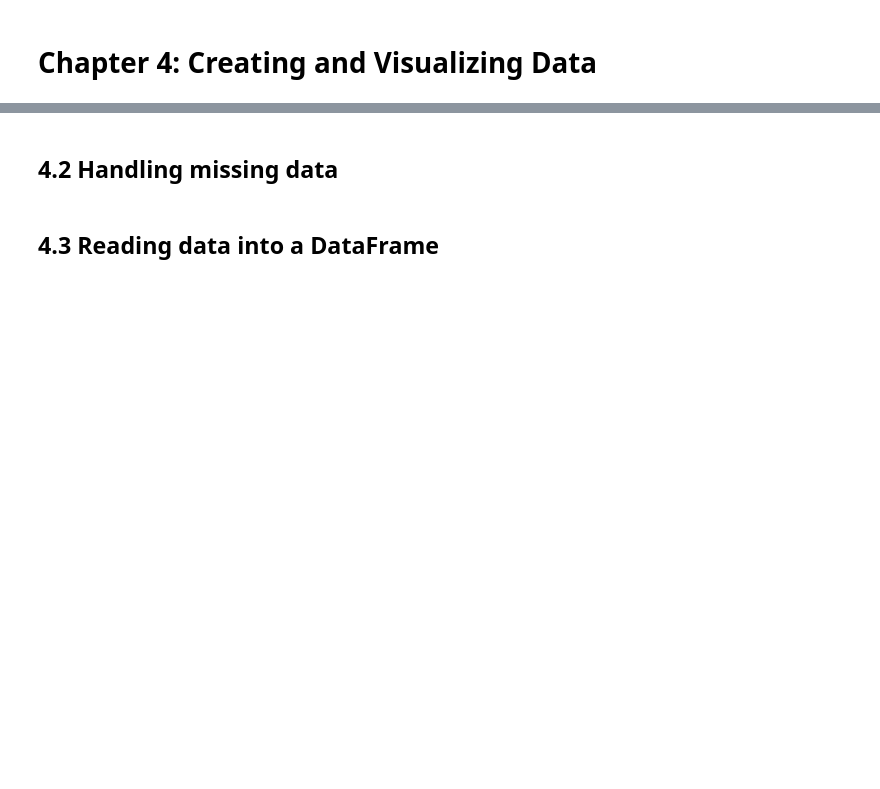
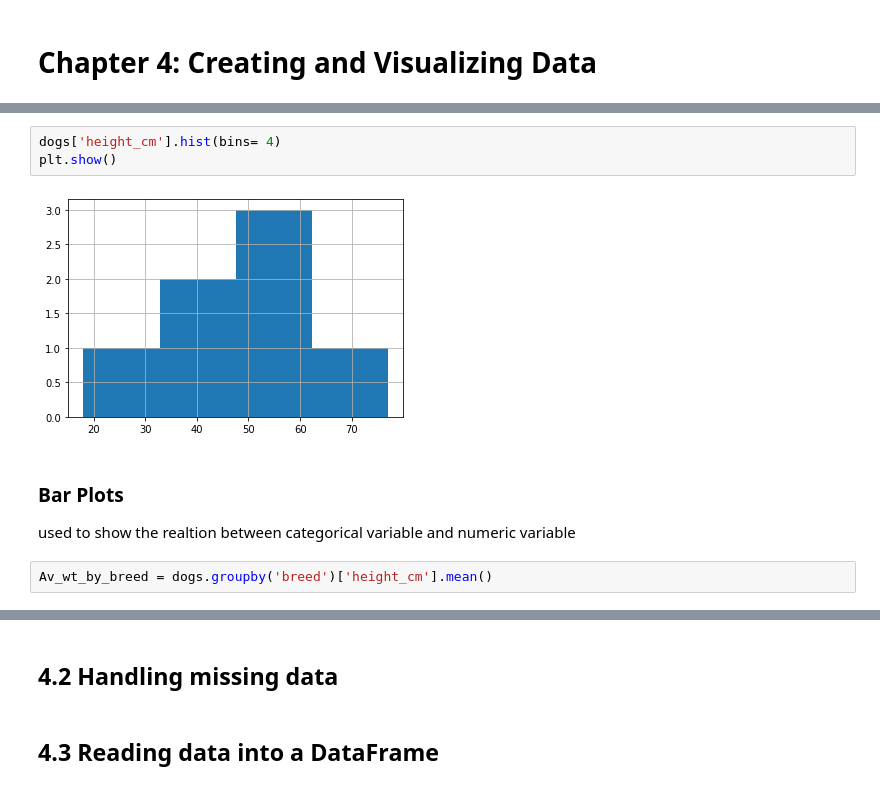
Before and after one commit to BeTKH/DataScieneinPython, a Jupyter notebook: 4. Data Manipulation with Panda.ipynb, the cells around one changed output, grey strips where cells are left out. Saved outputs shown, nothing was run; the diff lists cells and outputs as text; blank space fills up the shorter version.

```diff
--- a/4. Data Manipulation with Panda.ipynb
+++ b/4. Data Manipulation with Panda.ipynb
@@ -1563,0 +1690,11 @@ dbcis.iloc[2:6,1:4]
+# %%
+dogs['height_cm'].hist(bins= 4)
+plt.show()
+# %% [output]
+[figure, added]
+# %% [markdown]
+### Bar Plots
+
+used to show the realtion between categorical variable and numeric variable
+# %%
+Av_wt_by_breed = dogs.groupby('breed')['height_cm'].mean()
```
Also changed, not shown: parts of 35 cells of this notebook.
